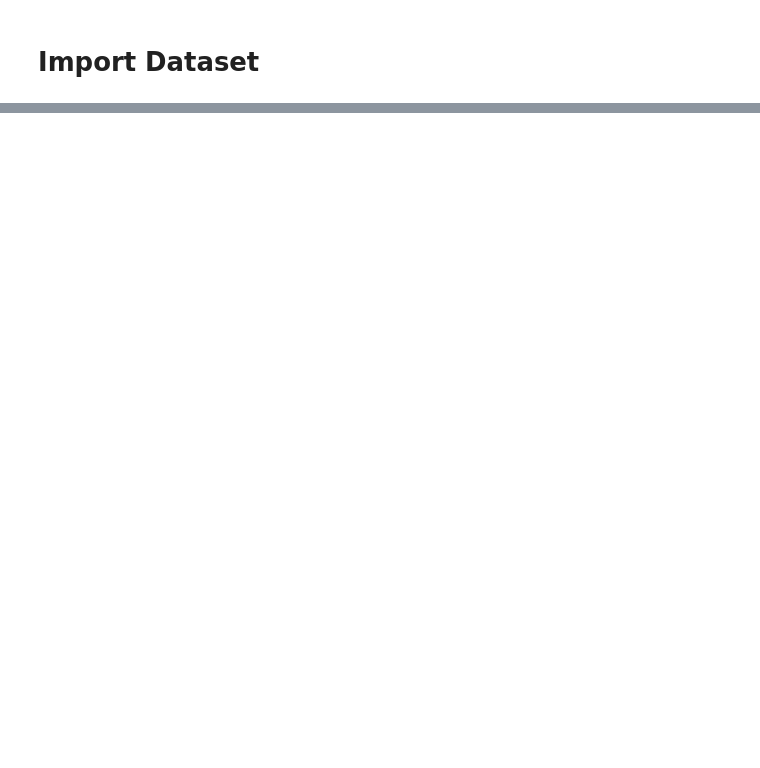
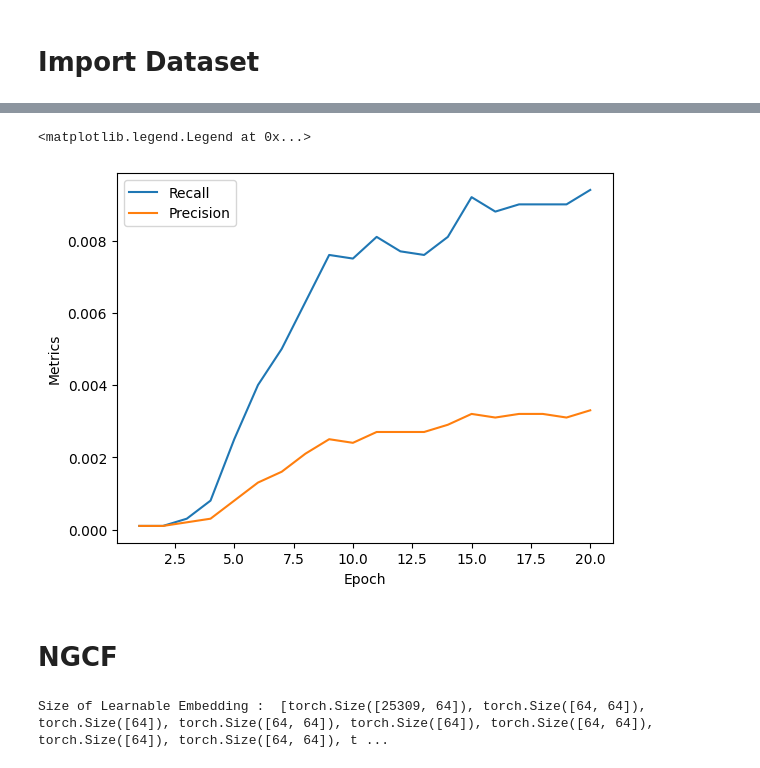
Before and after one commit to sugiyem/dsa4212, a Jupyter notebook: colab-filter/bipartite-graph/main.ipynb, the cells around one changed output, grey strips where cells are left out. Cells and saved outputs as stored; diff of their text form; code cells hidden in the pictures; blank space fills up the shorter version.

```diff
--- a/colab-filter/bipartite-graph/main.ipynb
+++ b/colab-filter/bipartite-graph/main.ipynb
@@ -143,0 +119,9 @@ final_data.write.csv("preprocessed_songsDataset.csv")
+# %%
+u_t = torch.LongTensor(train_df.user_id_idx)
+i_t = torch.LongTensor(train_df.item_id_idx) + n_users
+
+train_edge_index = torch.stack((
+  torch.cat([u_t, i_t]),
+  torch.cat([i_t, u_t])
+)).to(device)
+train_edge_index
@@ -143,0 +147,12 @@ final_data.write.csv("preprocessed_songsDataset.csv")
+# %%
+lightgcn = models.RecSysGNN(
+  latent_dim=parameters.LATENT_DIM,
+  num_layers=parameters.N_LAYERS,
+  num_users=n_users,
+  num_items=n_items,
+  model='LightGCN'
+)
+lightgcn.to(device)
+
+optimizer = torch.optim.Adam(lightgcn.parameters(), lr=parameters.LR)
+print("Size of Learnable Embedding : ", [x.shape for x in list(lightgcn.parameters())])
@@ -143,0 +161,4 @@ final_data.write.csv("preprocessed_songsDataset.csv")
+# %%
+light_loss, light_bpr, light_reg, light_recall, light_precision = utils.train_and_eval(lightgcn, optimizer, train_df, train_edge_index, n_users, n_items, test_df, parameters.K, device)
+# %%
+epoch_list = [(i+1) for i in range(parameters.EPOCHS)]
@@ -143,0 +176,25 @@ final_data.write.csv("preprocessed_songsDataset.csv")
+# %%
+plt.plot(epoch_list, light_recall, label='Recall')
+plt.plot(epoch_list, light_precision, label='Precision')
+plt.xlabel('Epoch')
+plt.ylabel('Metrics')
+plt.legend()
+# %% [output]
+<matplotlib.legend.Legend at 0x...>
+[figure, added]
+# %% [markdown]
+# NGCF
+# %%
+ngcf = models.RecSysGNN(
+  latent_dim=parameters.LATENT_DIM,
+  num_layers=parameters.N_LAYERS,
+  num_users=n_users,
+  num_items=n_items,
+  model='NGCF'
+)
+ngcf.to(device)
+
+optimizer = torch.optim.Adam(ngcf.parameters(), lr=parameters.LR)
+print("Size of Learnable Embedding : ", [x.shape for x in list(ngcf.parameters())])
+# %% [output]
+Size of Learnable Embedding :  [torch.Size([25309, 64]), torch.Size([64, 64]), torch.Size([64]), torch.Size([64, 64]), torch.Size([64]), torch.Size([64, 64]), torch.Size([64]), torch.Size([64, 64]), t ...
```
Also changed, not shown: parts of 51 cells of this notebook, 1 other file.
